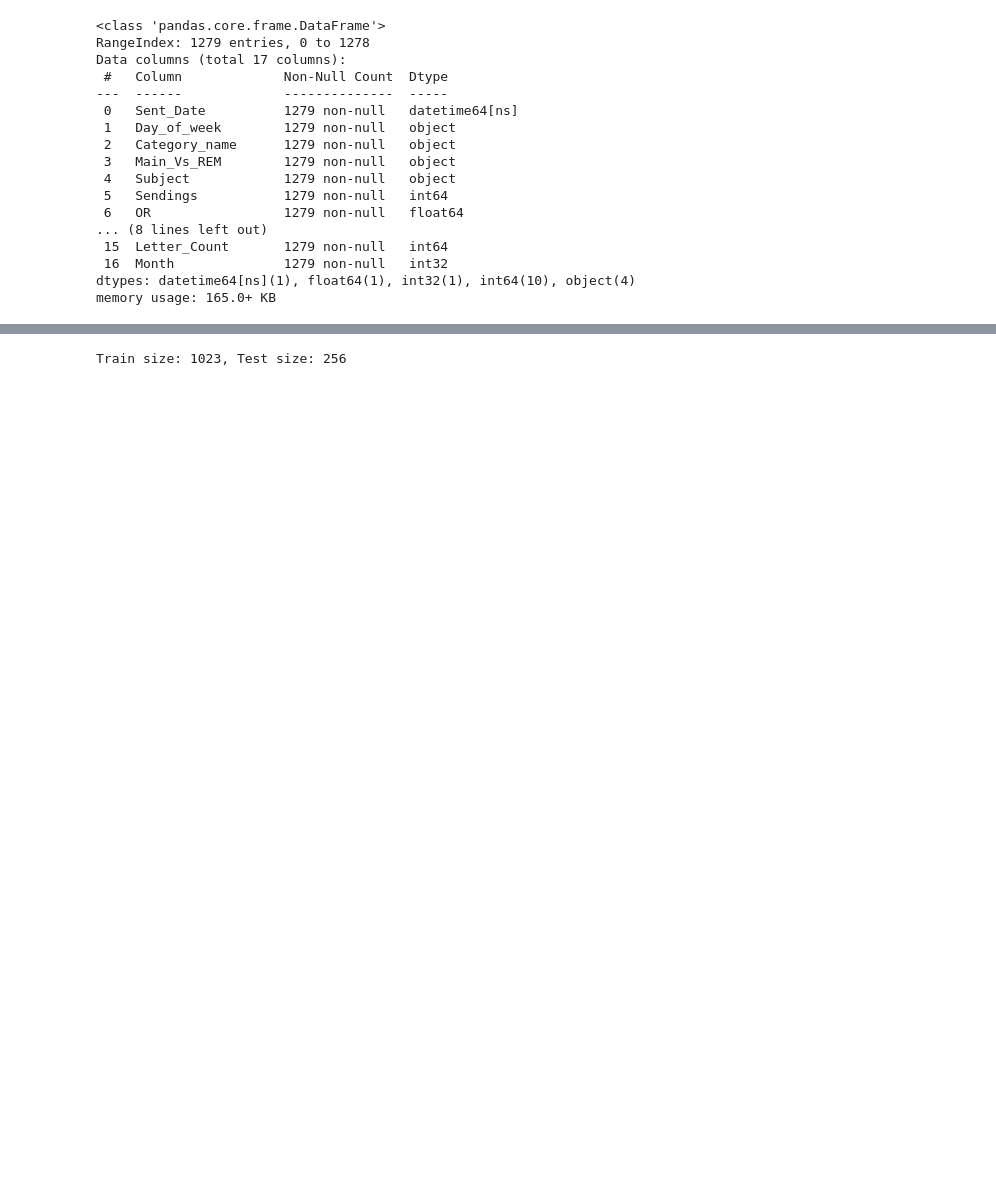
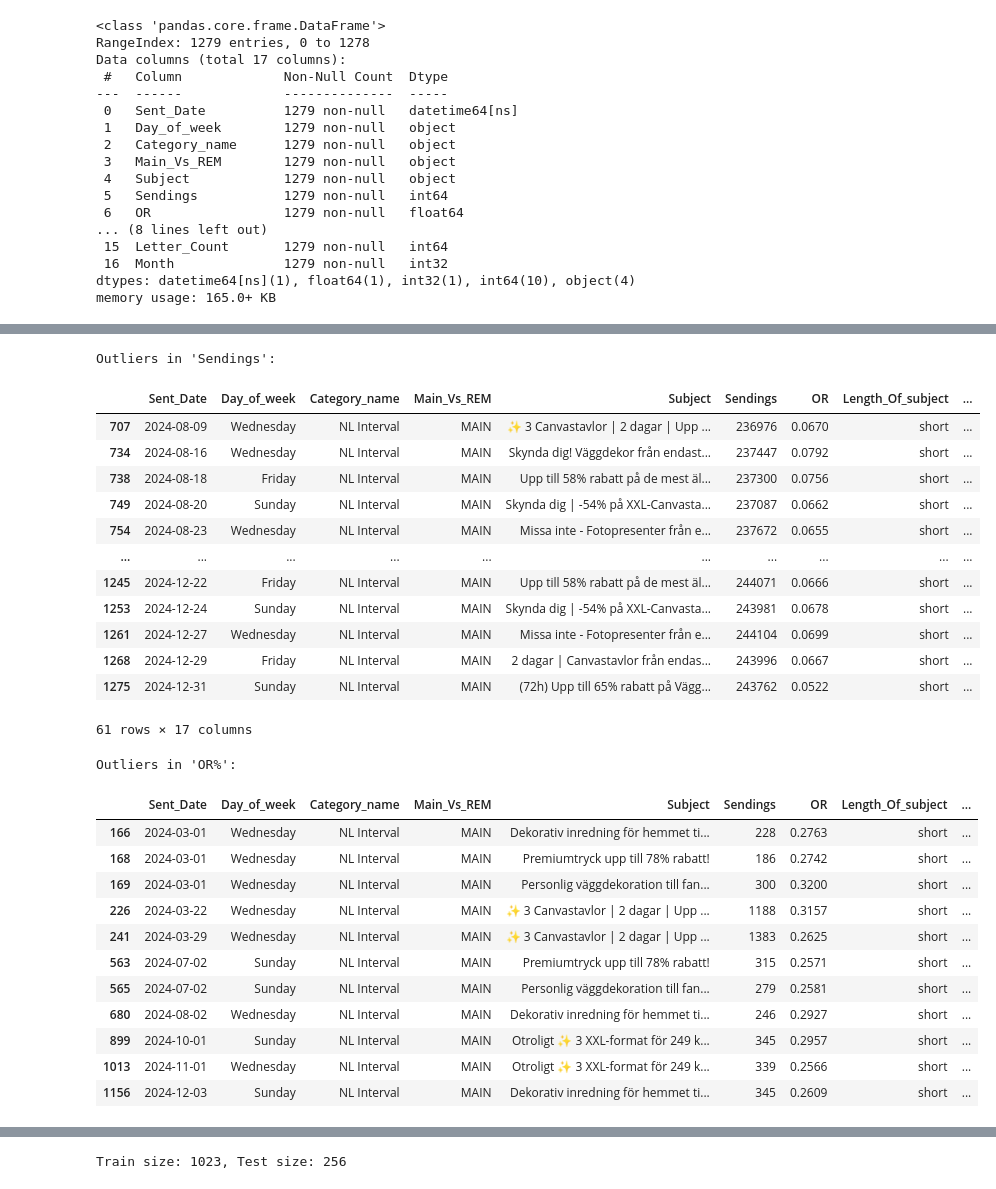
Before and after one commit to ahmad-elgantiry/Emails-Subject-line-Analysis-to-improve-OR-and-CTR, a Jupyter notebook: OR_version3.ipynb, the cells around one changed output, grey strips where cells are left out. Drawn from its saved outputs; the diff is of its cells as text; code cells hidden in the pictures; blank space fills up the shorter version.

```diff
--- a/OR_version3.ipynb
+++ b/OR_version3.ipynb
@@ -117,2 +96,69 @@ df.columns = df.columns.str.strip()
 # %%
 df = df.sort_values("Sent_Date").reset_index(drop=True)
+# %%
+import pandas as pd
+import numpy as np
+from scipy import stats
+
+def get_column_outliers(df, columns=['Sendings', 'OR'], threshold=3):
+    """
+    Detect outliers in each specified numeric column using Z-score.
+
+    Parameters:
+    - df: pandas DataFrame
+    - columns: list of column names to check
+    - threshold: Z-score cutoff (default 3)
+
+    Returns:
+    - Dictionary: column name -> DataFrame of outlier rows
+    """
+    outlier_dict = {}
+
+    for col in columns:
+        if col in df.columns:
+            col_data = df[col]
+            z_scores = np.abs(stats.zscore(col_data.dropna()))
+            col_outliers = df.loc[col_data.dropna().index[z_scores > threshold]]
+            outlier_dict[col] = col_outliers
+        else:
+            print(f"Warning: Column '{col}' not found in DataFrame.")
+            outlier_dict[col] = pd.DataFrame()  # empty DataFrame if column not found
+
+    return outlier_dict
+
+# Example usage
+outliers = get_column_outliers(df, columns=['Sendings', 'OR'], threshold=3)
+
+print("Outliers in 'Sendings':")
+display(outliers['Sendings'])
+
+print("Outliers in 'OR%':")
+display(outliers['OR'])
+# %% [output]
+Outliers in 'Sendings':
+|  | Sent_Date | Day_of_week | Category_name | Main_Vs_REM | Subject | Sendings | OR | Length_Of_subject | ... |
+| 707 | 2024-08-09 | Wednesday | NL Interval | MAIN | ✨ 3 Canvastavlor | 2 dagar | Upp ... | 236976 | 0.0670 | short | ... |
+| 734 | 2024-08-16 | Wednesday | NL Interval | MAIN | Skynda dig! Väggdekor från endast... | 237447 | 0.0792 | short | ... |
+| 738 | 2024-08-18 | Friday | NL Interval | MAIN | Upp till 58% rabatt på de mest äl... | 237300 | 0.0756 | short | ... |
+| 749 | 2024-08-20 | Sunday | NL Interval | MAIN | Skynda dig | -54% på XXL-Canvasta... | 237087 | 0.0662 | short | ... |
+| 754 | 2024-08-23 | Wednesday | NL Interval | MAIN | Missa inte - Fotopresenter från e... | 237672 | 0.0655 | short | ... |
+| ... | ... | ... | ... | ... | ... | ... | ... | ... | ... |
+| 1245 | 2024-12-22 | Friday | NL Interval | MAIN | Upp till 58% rabatt på de mest äl... | 244071 | 0.0666 | short | ... |
+| 1253 | 2024-12-24 | Sunday | NL Interval | MAIN | Skynda dig | -54% på XXL-Canvasta... | 243981 | 0.0678 | short | ... |
+| 1261 | 2024-12-27 | Wednesday | NL Interval | MAIN | Missa inte - Fotopresenter från e... | 244104 | 0.0699 | short | ... |
+| 1268 | 2024-12-29 | Friday | NL Interval | MAIN | 2 dagar | Canvastavlor från endas... | 243996 | 0.0667 | short | ... |
+| 1275 | 2024-12-31 | Sunday | NL Interval | MAIN | (72h) Upp till 65% rabatt på Vägg... | 243762 | 0.0522 | short | ... |
+61 rows × 17 columns
+Outliers in 'OR%':
+|  | Sent_Date | Day_of_week | Category_name | Main_Vs_REM | Subject | Sendings | OR | Length_Of_subject | ... |
+| 166 | 2024-03-01 | Wednesday | NL Interval | MAIN | Dekorativ inredning för hemmet ti... | 228 | 0.2763 | short | ... |
+| 168 | 2024-03-01 | Wednesday | NL Interval | MAIN | Premiumtryck upp till 78% rabatt! | 186 | 0.2742 | short | ... |
+| 169 | 2024-03-01 | Wednesday | NL Interval | MAIN | Personlig väggdekoration till fan... | 300 | 0.3200 | short | ... |
+| 226 | 2024-03-22 | Wednesday | NL Interval | MAIN | ✨ 3 Canvastavlor | 2 dagar | Upp ... | 1188 | 0.3157 | short | ... |
+| 241 | 2024-03-29 | Wednesday | NL Interval | MAIN | ✨ 3 Canvastavlor | 2 dagar | Upp ... | 1383 | 0.2625 | short | ... |
+| 563 | 2024-07-02 | Sunday | NL Interval | MAIN | Premiumtryck upp till 78% rabatt! | 315 | 0.2571 | short | ... |
+| 565 | 2024-07-02 | Sunday | NL Interval | MAIN | Personlig väggdekoration till fan... | 279 | 0.2581 | short | ... |
+| 680 | 2024-08-02 | Wednesday | NL Interval | MAIN | Dekorativ inredning för hemmet ti... | 246 | 0.2927 | short | ... |
+| 899 | 2024-10-01 | Sunday | NL Interval | MAIN | Otroligt ✨ 3 XXL-format för 249 k... | 345 | 0.2957 | short | ... |
+| 1013 | 2024-11-01 | Wednesday | NL Interval | MAIN | Otroligt ✨ 3 XXL-format för 249 k... | 339 | 0.2566 | short | ... |
+| 1156 | 2024-12-03 | Sunday | NL Interval | MAIN | Dekorativ inredning för hemmet ti... | 345 | 0.2609 | short | ... |
```
Also changed, not shown: parts of 15 cells of this notebook.
